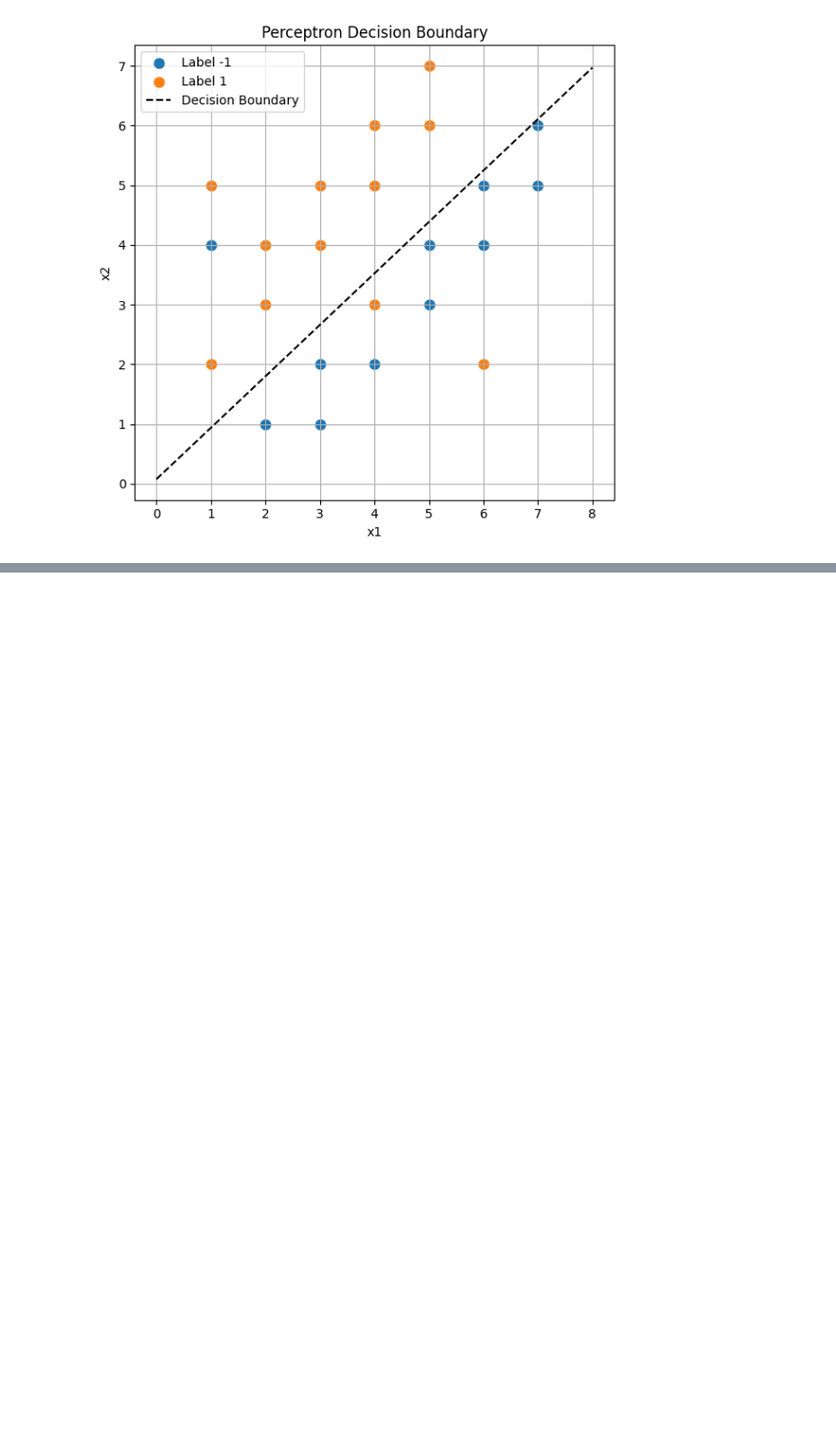
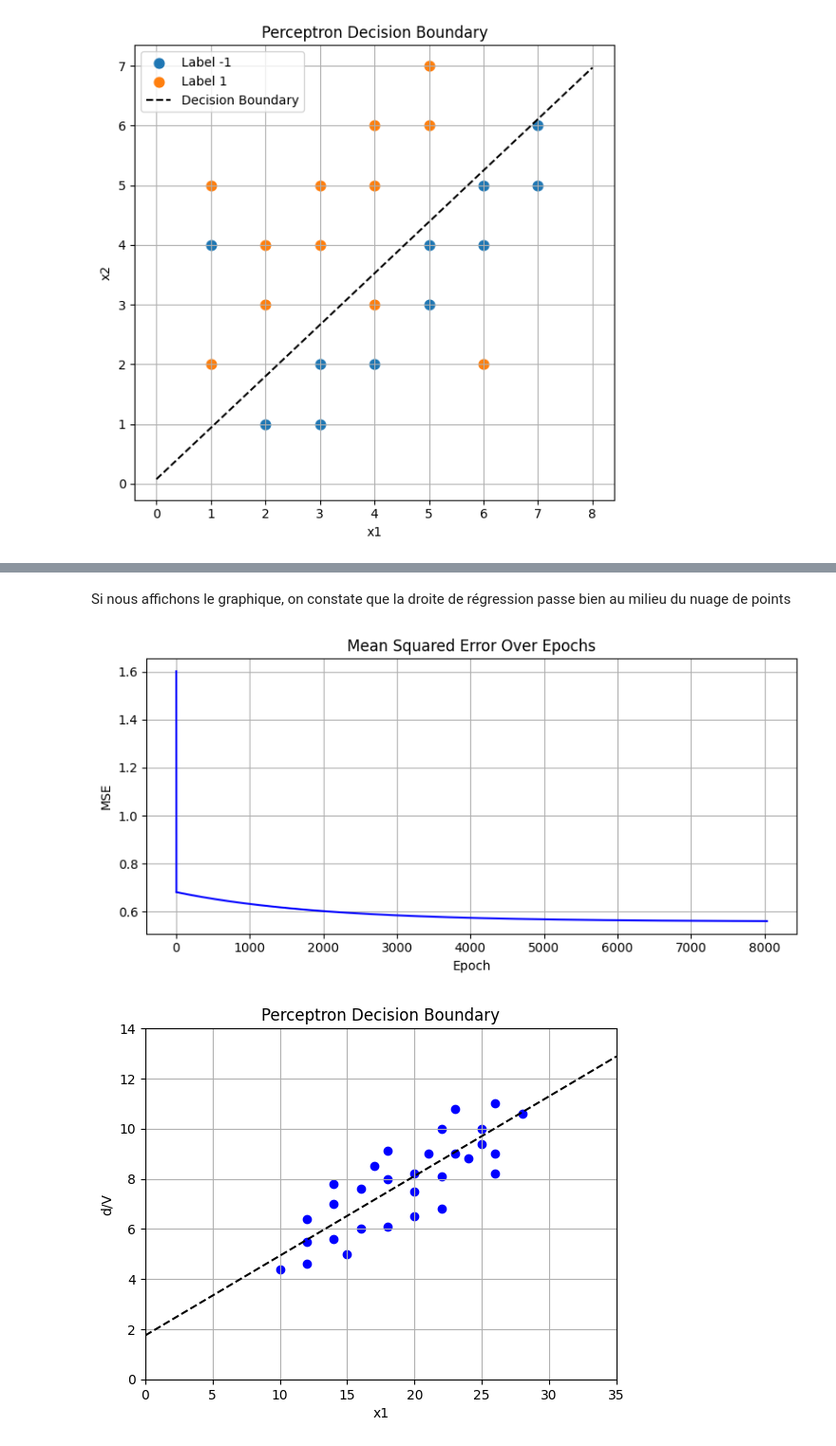
Before and after one commit to abrumsen/Perceptron, a Jupyter notebook: notebooks/adaline.ipynb, the cells around one changed output, grey strips where cells are left out. Shown at 95% size. Drawn from its saved outputs; the diff is of its cells as text; code cells hidden in the pictures; blank space fills up the shorter version.

Commit message:
End of Adaline : Added regression function Added explications on Jupyter Notebook

```diff
--- a/notebooks/adaline.ipynb
+++ b/notebooks/adaline.ipynb
@@ -230,0 +232,7 @@ plt.show()
+# %%
+exemple4 = PerceptronAdaline(input_size=1, learning_rate=0.00014, epochs=10000)
+df = load_dataframe_from_file("../datasets/table_2_11.csv")
+print(df)
+exemple4.weights = np.array([0.0,0.0])
+history = exemple4.train_regression(df, seuil=0.56)
+print(history)
@@ -230,0 +257,40 @@ plt.show()
+# %% [markdown]
+Si nous affichons le graphique, on constate que la droite de régression passe bien au milieu du nuage de points
+# %%
+graph = history.df
+plt.figure(figsize=(8, 4))
+plt.plot(graph['epoch'], graph['mse'], label='MSE', color='blue')
+plt.xlabel("Epoch")
+plt.ylabel("MSE")
+plt.title("Mean Squared Error Over Epochs")
+plt.grid(True)
+plt.tight_layout()
+plt.show()
+
+weights = exemple4.weights
+bias = weights[0]
+w1 = weights[1]
+x_vals = np.array([val[1] for val in df["inputs"]])
+x_vals = np.linspace(0, 35, 100)
+y_line = bias + w1 * x_vals
+
+x = [item[1] for item in df['inputs']]
+y = df['label']
+
+# Création du graphique
+plt.scatter(x, y, color='blue', label='Data points')
+plt.plot(x_vals, y_line, 'k--', label="Decision Boundary")
+
+# Ajout d'un titre et des labels
+plt.title("Perceptron Decision Boundary")
+plt.xlabel("x1")
+plt.ylabel("d/V")
+plt.xlim(0, 35)
+plt.ylim(0, 14)
+
+plt.grid(True)
+
+plt.show()
+# %% [output]
+[figure, added]
+[figure, added]
```
Also changed, not shown: parts of 4 cells of this notebook, 1 other file.
